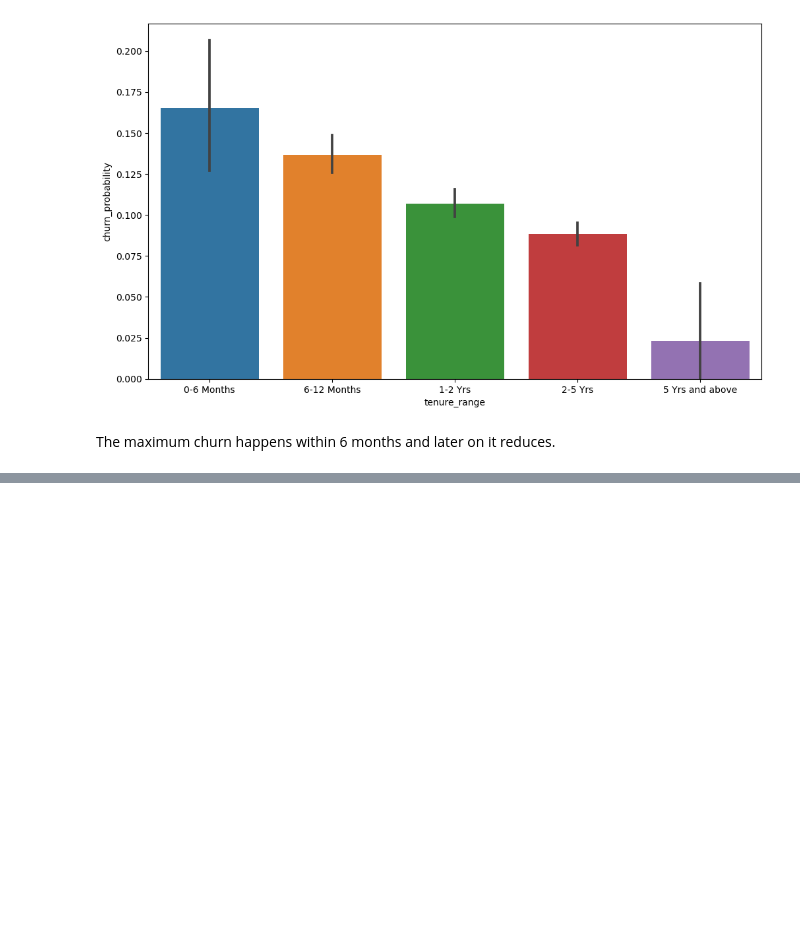
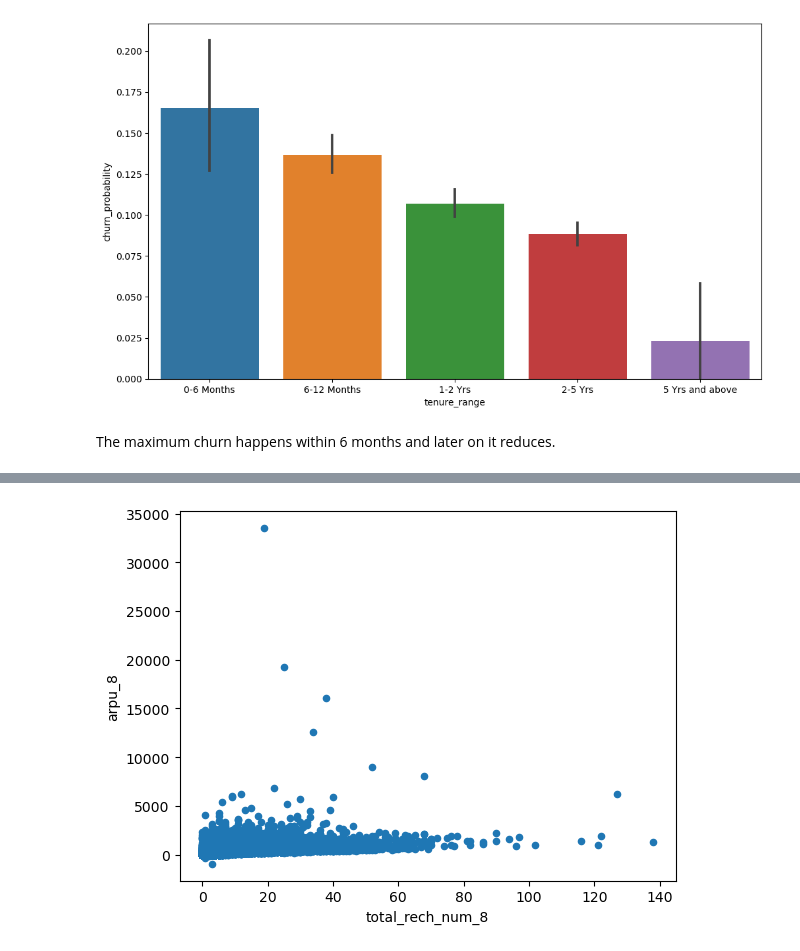
Before and after one commit to sreejith-rajashekaran/Telecom-Churn, a Jupyter notebook: telecom_churn.ipynb, the cells around one changed output, grey strips where cells are left out. Drawn from its saved outputs; the diff is of its cells as text; code cells hidden in the pictures; blank space fills up the shorter version.

```diff
--- a/telecom_churn.ipynb
+++ b/telecom_churn.ipynb
@@ -385,0 +420,10 @@ The maximum churn happens within 6 months and later on it reduces.
+# %%
+##lets see the relationship between recharge and churn
+
+##recharge and average revenue for 8 months
+
+df[['total_rech_num_8', 'arpu_8']].plot.scatter(x = 'total_rech_num_8',
+                                                              y='arpu_8')
+plt.show()
+# %% [output]
+[figure, added]
```
Also changed, not shown: parts of 11 cells of this notebook.
